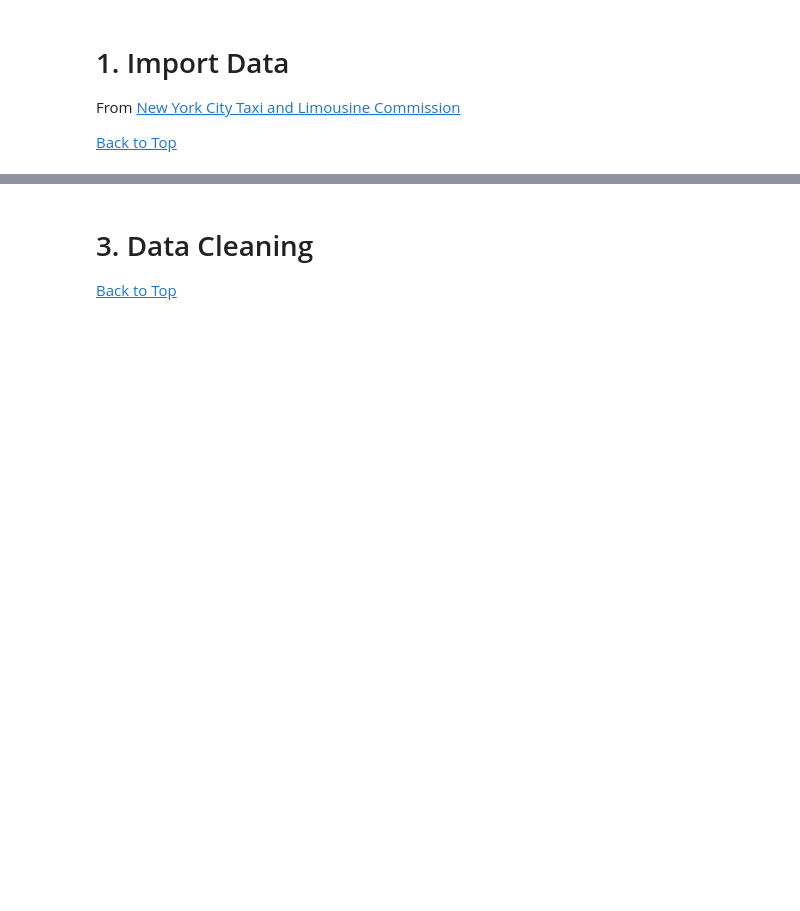
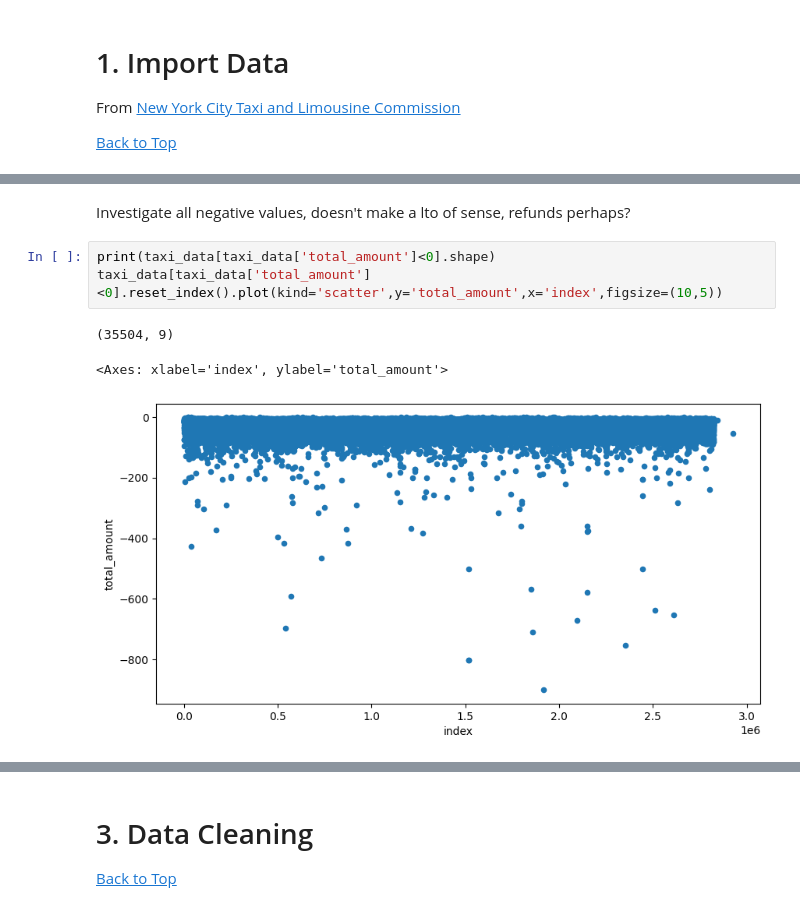
Before and after one commit to neoreeps/New-York-Taxi-Analysis, a Jupyter notebook: Presentable.ipynb, the cells around one changed output, grey strips where cells are left out. Cells and saved outputs as stored; diff of their text form; blank space fills up the shorter version.

```diff
--- a/Presentable.ipynb
+++ b/Presentable.ipynb
@@ -53,0 +114,9 @@ taxi_df.shape
+# %% [markdown]
+Investigate all negative values, doesn't make a lto of sense, refunds perhaps?
+# %%
+print(taxi_data[taxi_data['total_amount']<0].shape)
+taxi_data[taxi_data['total_amount']<0].reset_index().plot(kind='scatter',y='total_amount',x='index',figsize=(10,5))
+# %% [output]
+(35504, 9)
+<Axes: xlabel='index', ylabel='total_amount'>
+[figure, added]
```
Also changed, not shown: parts of 16 cells of this notebook.
